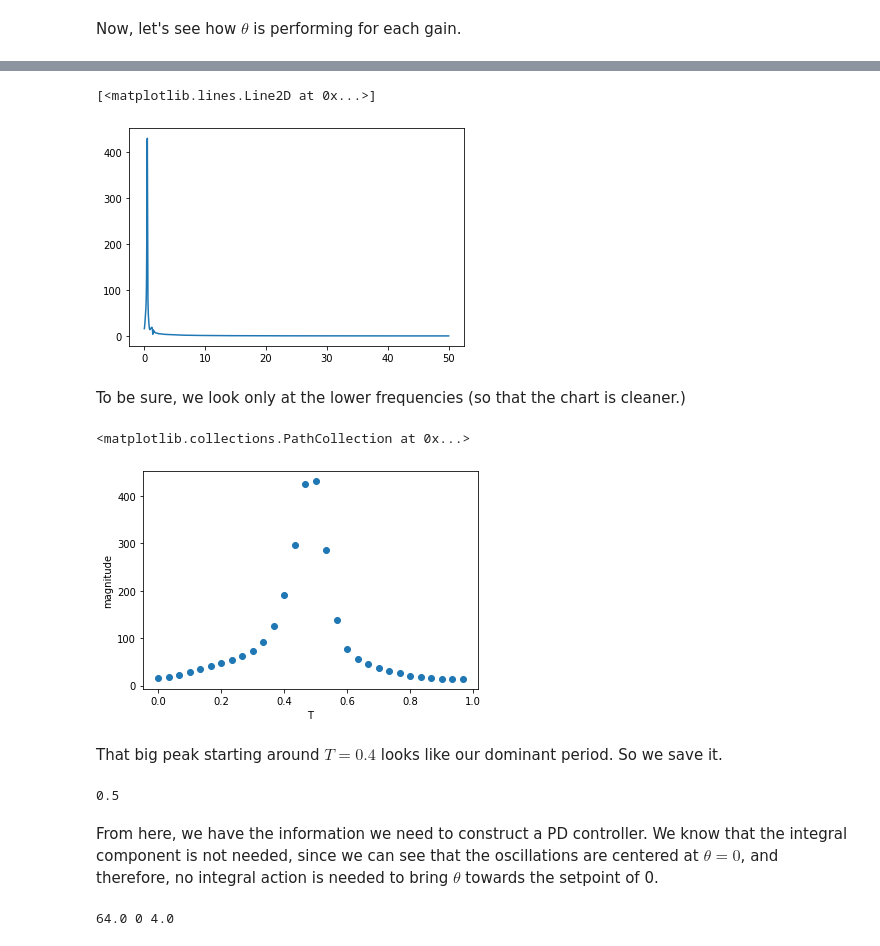
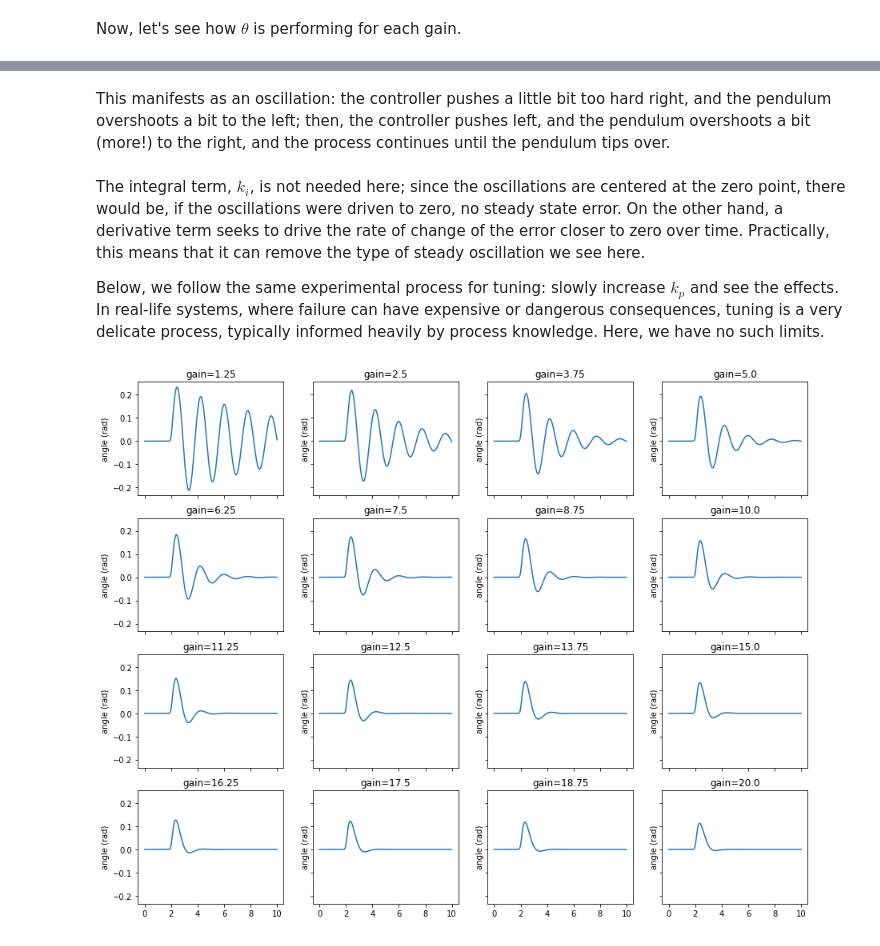
Before and after one commit to rland93/pendsim, a Jupyter notebook: notebooks/PID.ipynb, the cells around one changed output, grey strips where cells are left out. Drawn from its saved outputs; the diff is of its cells as text; code cells hidden in the pictures.

```diff
--- a/notebooks/PID.ipynb
+++ b/notebooks/PID.ipynb
@@ -137,33 +157,39 @@ Taking and plotting the fourier transform reveals a big spike. Turns out, the im
-# %%
-thetas = res_proportional[('state', 't')].values
-ft = np.fft.rfft(thetas)
-freqs = np.fft.rfftfreq(len(thetas), dt)
-mags = abs(ft)
-plt.plot(freqs, mags)
-# %% [output]
-[<matplotlib.lines.Line2D at 0x...>]
-[figure, removed]
-# %% [markdown]
-To be sure, we look only at the lower frequencies (so that the chart is cleaner.)
-# %%
-plt.xlabel('T')
-plt.ylabel('magnitude')
-plt.scatter(freqs[:30], mags[:30])
-# %% [output]
-<matplotlib.collections.PathCollection at 0x...>
-[figure, removed]
-# %% [markdown]
-That big peak starting around $T=0.4$ looks like our dominant period. So we save it.
-# %%
-tu = freqs[np.argmax(mags)]
-print(tu)
-# %% [output]
-0.5
+# %% [markdown]
+This manifests as an oscillation: the controller pushes a little bit too hard right, and the pendulum overshoots a bit to the left; then, the controller pushes left, and the pendulum overshoots a bit (more!) to the right, and the process continues until the pendulum tips over.
 # %% [markdown]
-From here, we have the information we need to construct a PD controller. We know that the integral component is not needed, since we can see that the oscillations are centered at $\theta=0$, and therefore, no integral action is needed to bring $\theta$ towards the setpoint of 0.
+The integral term, $k_i$, is not needed here; since the oscillations are centered at the zero point, there would be, if the oscillations were driven to zero, no steady state error. On the other hand, a derivative term seeks to drive the rate of change of the error closer to zero over time. Practically, this means that it can remove the type of steady oscillation we see here.
+
+Below, we follow the same experimental process for tuning: slowly increase $k_p$ and see the effects. In real-life systems, where failure can have expensive or dangerous consequences, tuning is a very delicate process, typically informed heavily by process knowledge. Here, we have no such limits.
 # %%
-kp, ki, kd = 0.8 * ku, 0, .10*ku*tu
-print(kp, ki, kd)
-cont = controller.PID((kp, ki, kd))
+kp = 80.0
+kd = 0.0
+n = 16
+increase_by = 1.25
+conts = []
+pends = [pend] * n
+gains = []
+for _ in range(n):
+    # increase the gain
+    kd += increase_by
+    # set ki, kd to 0
+    pid = kp, 0.0, kd
+    conts.append(controller.PID(pid))
+    gains.append(kd)
+# simulate each controller
+all_results = simu10.simulate_multiple(pends, conts)
+
+nrows, ncols = 4, 4
+fig1, ax1 = plt.subplots(nrows=nrows, ncols=ncols, sharex=True, sharey=True, figsize=(15,12))
+axn, ax_idxs = 0, {}
+for i in range(nrows):
+    for j in range(ncols):
+        ax_idxs[axn] = (i, j)
+        axn += 1
+for g, (idx, res), (axi, axj) in zip(gains, all_results.groupby(level=0), ax_idxs.values()):
+    res.index = res.index.droplevel(0)
+    ax1[axi, axj].plot(res[('state', 't')])
+    ax1[axi, axj].set_title('gain=' + str(g))
+    ax1[axi, axj].set_ylabel('angle (rad)')
+plt.show()
 # %% [output]
-64.0 0 4.0
+[figure, added]
```
Also changed, not shown: parts of 27 cells of this notebook, 5 other files.
